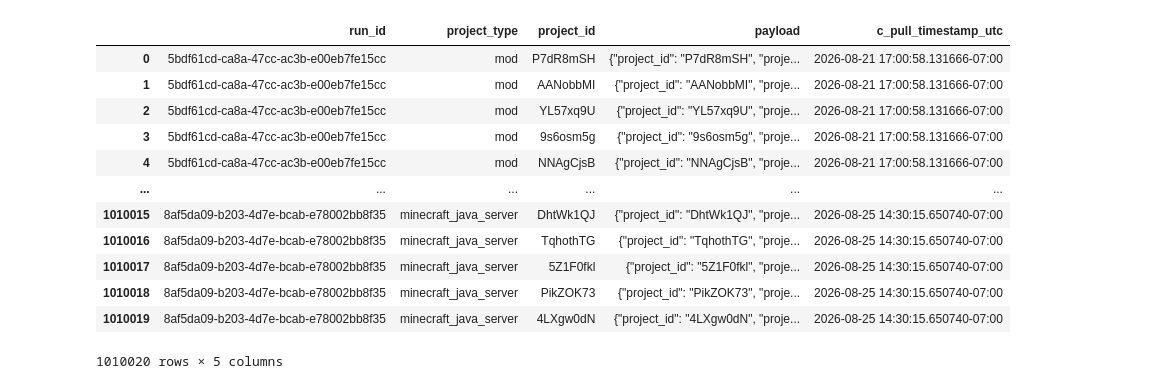
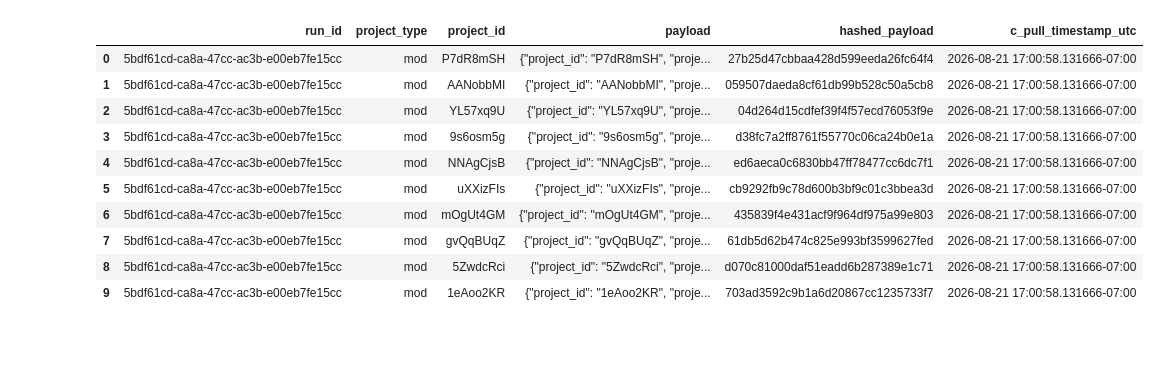
Before and after one commit to liamxaro/Minecraft-Data-Platform, a Jupyter notebook: sandbox/sandbox-db.ipynb, the cells around one changed output. Saved outputs shown, nothing was run; the diff lists cells and outputs as text; code cells hidden in the pictures; blank space fills up the shorter version.

Commit message:
[0-implement_cdc_w_dbt_duckdb] changed bronze schema for modrinth_general to account for hashed_payload. ordererd the response json keys in payload to ensure more accurate cdc updating down the line.

```diff
--- a/sandbox/sandbox-db.ipynb
+++ b/sandbox/sandbox-db.ipynb
@@ -40,21 +148,19 @@ df
 # %%
 with duckdb.connect("/Users/admin/AroTekCodingSpace/Python-Workspace/Minecraft-Data-Platform/data/bronze/dev/https:||api.modrinth.com.duckdb") as con:
-    df = con.execute("SELECT * FROM modrinth_project_listings").fetch_df()
+    df = con.execute("SELECT * FROM modrinth_project_listings LIMIT 10").fetch_df()
 df
 # %% [output]
-|  | run_id | project_type | project_id | payload | c_pull_timestamp_utc |
-| 0 | 5bdf61cd-ca8a-47cc-ac3b-e00eb7fe15cc | mod | P7dR8mSH | {"project_id": "P7dR8mSH", "proje... | 2026-08-21 17:00:58.131666-07:00 |
-| 1 | 5bdf61cd-ca8a-47cc-ac3b-e00eb7fe15cc | mod | AANobbMI | {"project_id": "AANobbMI", "proje... | 2026-08-21 17:00:58.131666-07:00 |
-| 2 | 5bdf61cd-ca8a-47cc-ac3b-e00eb7fe15cc | mod | YL57xq9U | {"project_id": "YL57xq9U", "proje... | 2026-08-21 17:00:58.131666-07:00 |
-| 3 | 5bdf61cd-ca8a-47cc-ac3b-e00eb7fe15cc | mod | 9s6osm5g | {"project_id": "9s6osm5g", "proje... | 2026-08-21 17:00:58.131666-07:00 |
-| 4 | 5bdf61cd-ca8a-47cc-ac3b-e00eb7fe15cc | mod | NNAgCjsB | {"project_id": "NNAgCjsB", "proje... | 2026-08-21 17:00:58.131666-07:00 |
-| ... | ... | ... | ... | ... | ... |
-| 1010015 | 8af5da09-b203-4d7e-bcab-e78002bb8f35 | minecraft_java_server | DhtWk1QJ | {"project_id": "DhtWk1QJ", "proje... | 2026-08-25 14:30:15.650740-07:00 |
-| 1010016 | 8af5da09-b203-4d7e-bcab-e78002bb8f35 | minecraft_java_server | TqhothTG | {"project_id": "TqhothTG", "proje... | 2026-08-25 14:30:15.650740-07:00 |
-| 1010017 | 8af5da09-b203-4d7e-bcab-e78002bb8f35 | minecraft_java_server | 5Z1F0fkl | {"project_id": "5Z1F0fkl", "proje... | 2026-08-25 14:30:15.650740-07:00 |
-| 1010018 | 8af5da09-b203-4d7e-bcab-e78002bb8f35 | minecraft_java_server | PikZOK73 | {"project_id": "PikZOK73", "proje... | 2026-08-25 14:30:15.650740-07:00 |
-| 1010019 | 8af5da09-b203-4d7e-bcab-e78002bb8f35 | minecraft_java_server | 4LXgw0dN | {"project_id": "4LXgw0dN", "proje... | 2026-08-25 14:30:15.650740-07:00 |
+|  | run_id | project_type | project_id | payload | hashed_payload | c_pull_timestamp_utc |
+| 0 | 5bdf61cd-ca8a-47cc-ac3b-e00eb7fe15cc | mod | P7dR8mSH | {"project_id": "P7dR8mSH", "proje... | 27b25d47cbbaa428d599eeda26fc64f4 | 2026-08-21 17:00:58.131666-07:00 |
+| 1 | 5bdf61cd-ca8a-47cc-ac3b-e00eb7fe15cc | mod | AANobbMI | {"project_id": "AANobbMI", "proje... | 059507daeda8cf61db99b528c50a5cb8 | 2026-08-21 17:00:58.131666-07:00 |
+| 2 | 5bdf61cd-ca8a-47cc-ac3b-e00eb7fe15cc | mod | YL57xq9U | {"project_id": "YL57xq9U", "proje... | 04d264d15cdfef39f4f57ecd76053f9e | 2026-08-21 17:00:58.131666-07:00 |
+| 3 | 5bdf61cd-ca8a-47cc-ac3b-e00eb7fe15cc | mod | 9s6osm5g | {"project_id": "9s6osm5g", "proje... | d38fc7a2ff8761f55770c06ca24b0e1a | 2026-08-21 17:00:58.131666-07:00 |
+| 4 | 5bdf61cd-ca8a-47cc-ac3b-e00eb7fe15cc | mod | NNAgCjsB | {"project_id": "NNAgCjsB", "proje... | ed6aeca0c6830bb47ff78477cc6dc7f1 | 2026-08-21 17:00:58.131666-07:00 |
+| 5 | 5bdf61cd-ca8a-47cc-ac3b-e00eb7fe15cc | mod | uXXizFIs | {"project_id": "uXXizFIs", "proje... | cb9292fb9c78d600b3bf9c01c3bbea3d | 2026-08-21 17:00:58.131666-07:00 |
+| 6 | 5bdf61cd-ca8a-47cc-ac3b-e00eb7fe15cc | mod | mOgUt4GM | {"project_id": "mOgUt4GM", "proje... | 435839f4e431acf9f964df975a99e803 | 2026-08-21 17:00:58.131666-07:00 |
+| 7 | 5bdf61cd-ca8a-47cc-ac3b-e00eb7fe15cc | mod | gvQqBUqZ | {"project_id": "gvQqBUqZ", "proje... | 61db5d62b474c825e993bf3599627fed | 2026-08-21 17:00:58.131666-07:00 |
+| 8 | 5bdf61cd-ca8a-47cc-ac3b-e00eb7fe15cc | mod | 5ZwdcRci | {"project_id": "5ZwdcRci", "proje... | d070c81000daf51eadd6b287389e1c71 | 2026-08-21 17:00:58.131666-07:00 |
+| 9 | 5bdf61cd-ca8a-47cc-ac3b-e00eb7fe15cc | mod | 1eAoo2KR | {"project_id": "1eAoo2KR", "proje... | 703ad3592c9b1a6d20867cc1235733f7 | 2026-08-21 17:00:58.131666-07:00 |
-1010020 rows × 5 columns
 # %%
 payload = json.loads(df["payload"].iloc[0])
 
```
Also changed, not shown: parts of 5 cells of this notebook, 4 other files.
